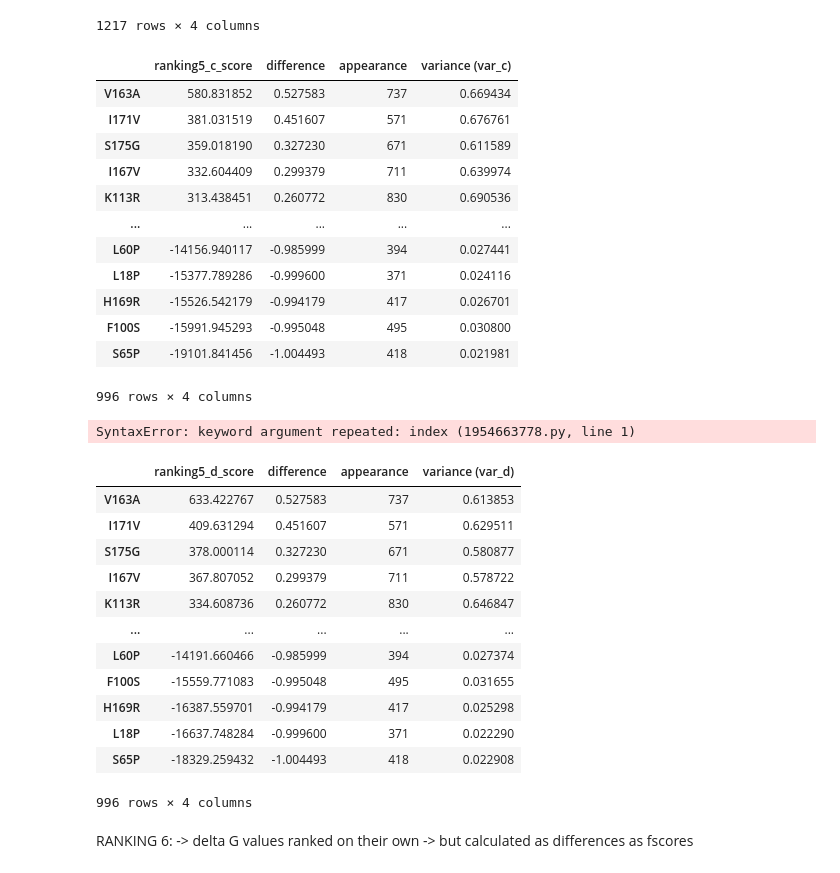
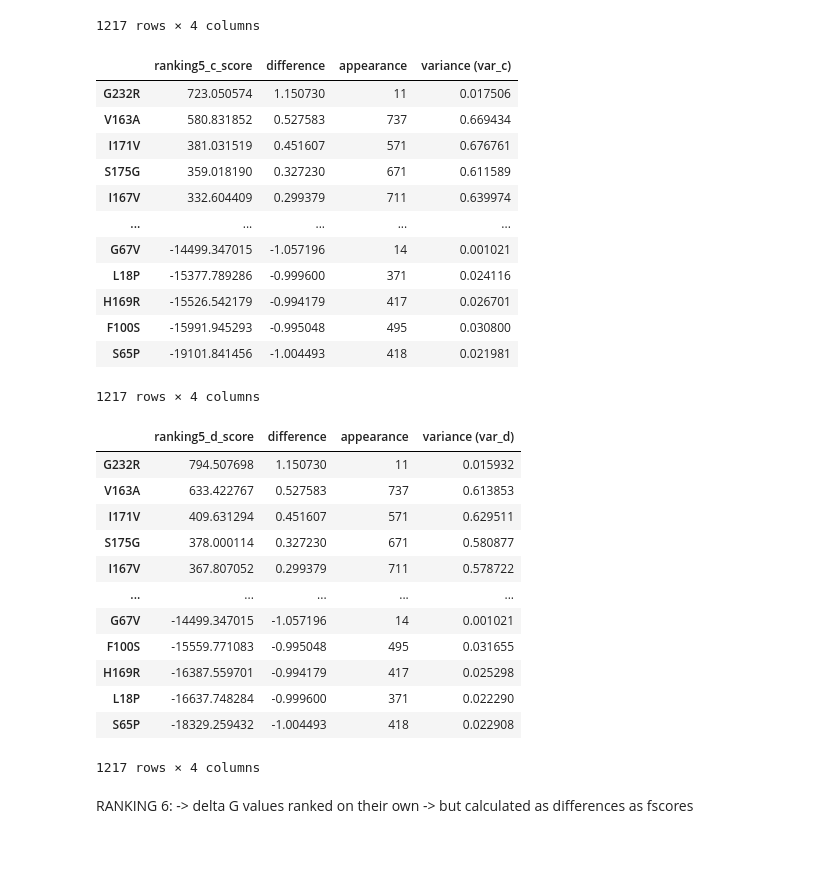
Before and after one commit to datascience-mobi-2023/topic02_team03, a Jupyter notebook: Epistasis Analysis/Rankings/jupyter notebooks/unweighted rankings .ipynb, the cells around one changed output. Drawn from its saved outputs; the diff is of its cells as text; code cells hidden in the pictures.

```diff
--- a/Epistasis Analysis/Rankings/jupyter notebooks/unweighted rankings .ipynb
+++ b/Epistasis Analysis/Rankings/jupyter notebooks/unweighted rankings .ipynb
@@ -607,47 +605,45 @@ with open('ranking5bTOP.html', 'w') as file:
 # %%
 list_ranking5_c = []
 for i in all_possible_mutations:
-    if df_wie_oft_muts_insg.loc[i].values[0] > 20:
+    if df_wie_oft_muts_insg.loc[i].values[0] > 10:
         score_ranking5_c = (all_differences_means.loc[i].values[0]) * df_wie_oft_muts_insg.loc[i].values[0] / (mean_variances_per_mutations.loc[i].values[0])
         list_ranking5_c.append(score_ranking5_c)
 
-ranking5_unsorted_c = pd.DataFrame(list_ranking5_c, index=[m for m in all_possible_mutations if df_wie_oft_muts_insg.loc[m].values[0] > 20], columns=['ranking5_c_score'])
+ranking5_unsorted_c = pd.DataFrame(list_ranking5_c, index=[m for m in all_possible_mutations if df_wie_oft_muts_insg.loc[m].values[0] > 10], columns=['ranking5_c_score'])
 ranking5_unsorted_c['difference'] = all_differences_means
 ranking5_unsorted_c['appearance'] = df_wie_oft_muts_insg
 ranking5_unsorted_c['variance (var_c)'] = mean_variances_per_mutations
 ranking5_c = ranking5_unsorted_c.sort_values(by='ranking5_c_score', ascending=False)
 ranking5_c
 # %% [output]
 |  | ranking5_c_score | difference | appearance | variance (var_c) |
+| G232R | 723.050574 | 1.150730 | 11 | 0.017506 |
 | V163A | 580.831852 | 0.527583 | 737 | 0.669434 |
 | I171V | 381.031519 | 0.451607 | 571 | 0.676761 |
 | S175G | 359.018190 | 0.327230 | 671 | 0.611589 |
 | I167V | 332.604409 | 0.299379 | 711 | 0.639974 |
-| K113R | 313.438451 | 0.260772 | 830 | 0.690536 |
 | ... | ... | ... | ... | ... |
-| L60P | -14156.940117 | -0.985999 | 394 | 0.027441 |
+| G67V | -14499.347015 | -1.057196 | 14 | 0.001021 |
 | L18P | -15377.789286 | -0.999600 | 371 | 0.024116 |
 | H169R | -15526.542179 | -0.994179 | 417 | 0.026701 |
 | F100S | -15991.945293 | -0.995048 | 495 | 0.030800 |
 | S65P | -19101.841456 | -1.004493 | 418 | 0.021981 |
-996 rows × 4 columns
+1217 rows × 4 columns
 # %%
-ranking5_c_TOP = pd.DataFrame(ranking5_c.index, columns=['TOP 20 ranking 5c'], index=range(1, len(ranking5_c.index) + 1), index=range(1, len(ranking1.index) + 1))
+ranking5_c_TOP = pd.DataFrame(ranking5_c.index, columns=['TOP 20 ranking 5c'], index=range(1, len(ranking5_c.index) + 1))
 
 styled_ranking5_c_TOP= ranking5_c_TOP.style.apply(highlight_TOP_mutants, axis=1)
 
 with open('ranking5c_TOP.html', 'w') as file:
     file.write(styled_ranking5_c_TOP.render())
-# %% [output]
-SyntaxError: keyword argument repeated: index (1954663778.py, line 1)
 # %%
 list_ranking5_d = []
 for i in all_possible_mutations:
-    if df_wie_oft_muts_insg.loc[i].values[0] > 20:
+    if df_wie_oft_muts_insg.loc[i].values[0] > 10:
         score_ranking5_d = (all_differences_means.loc[i].values[0]) * df_wie_oft_muts_insg.loc[i].values[0] / (weighted_variances_d_df.loc[i].values[0])
         list_ranking5_d.append(score_ranking5_d)
 
-ranking5_unsorted_d = pd.DataFrame(list_ranking5_d, index=[m for m in all_possible_mutations if df_wie_oft_muts_insg.loc[m].values[0] > 20], columns=['ranking5_d_score'])
+ranking5_unsorted_d = pd.DataFrame(list_ranking5_d, index=[m for m in all_possible_mutations if df_wie_oft_muts_insg.loc[m].values[0] > 10], columns=['ranking5_d_score'])
 ranking5_unsorted_d['difference'] = all_differences_means
 ranking5_unsorted_d['appearance'] = df_wie_oft_muts_insg
 ranking5_unsorted_d['variance (var_d)'] = weighted_variances_d_df
@@ -656,18 +652,18 @@ ranking5_d = ranking5_unsorted_d.sort_values(by='ranking5_d_score', ascending=Fa
 ranking5_d
 # %% [output]
 |  | ranking5_d_score | difference | appearance | variance (var_d) |
+| G232R | 794.507698 | 1.150730 | 11 | 0.015932 |
 | V163A | 633.422767 | 0.527583 | 737 | 0.613853 |
 | I171V | 409.631294 | 0.451607 | 571 | 0.629511 |
 | S175G | 378.000114 | 0.327230 | 671 | 0.580877 |
 | I167V | 367.807052 | 0.299379 | 711 | 0.578722 |
-| K113R | 334.608736 | 0.260772 | 830 | 0.646847 |
 | ... | ... | ... | ... | ... |
-| L60P | -14191.660466 | -0.985999 | 394 | 0.027374 |
+| G67V | -14499.347015 | -1.057196 | 14 | 0.001021 |
 | F100S | -15559.771083 | -0.995048 | 495 | 0.031655 |
 | H169R | -16387.559701 | -0.994179 | 417 | 0.025298 |
 | L18P | -16637.748284 | -0.999600 | 371 | 0.022290 |
 | S65P | -18329.259432 | -1.004493 | 418 | 0.022908 |
-996 rows × 4 columns
+1217 rows × 4 columns
 # %%
 ranking5_d_TOP = pd.DataFrame(ranking5_d.index, columns=['TOP 20 ranking 5d'], index=range(1, len(ranking5_d.index) + 1))
 
```
Also changed, not shown: parts of 6 cells of this notebook, 31 other files.
